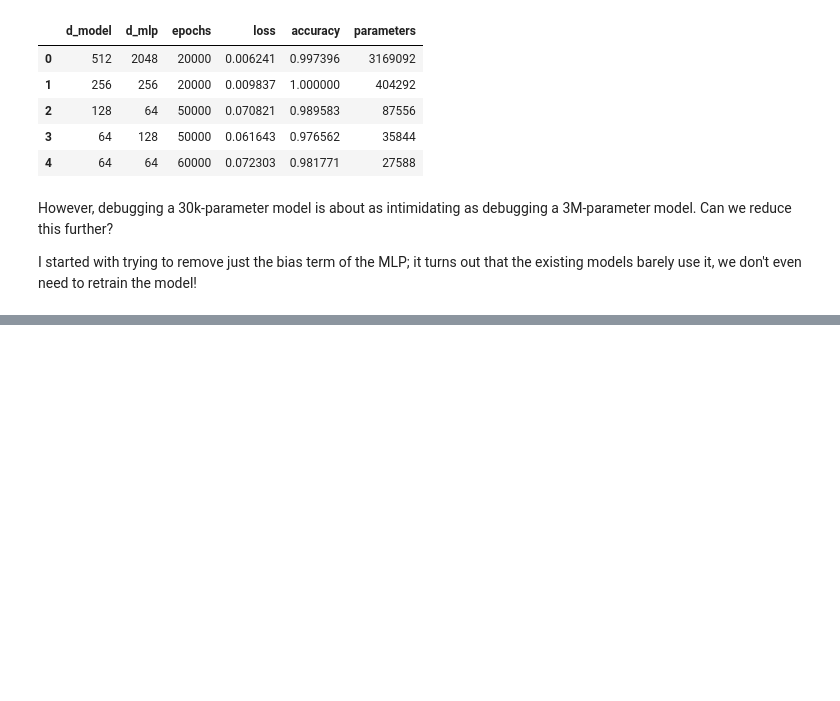
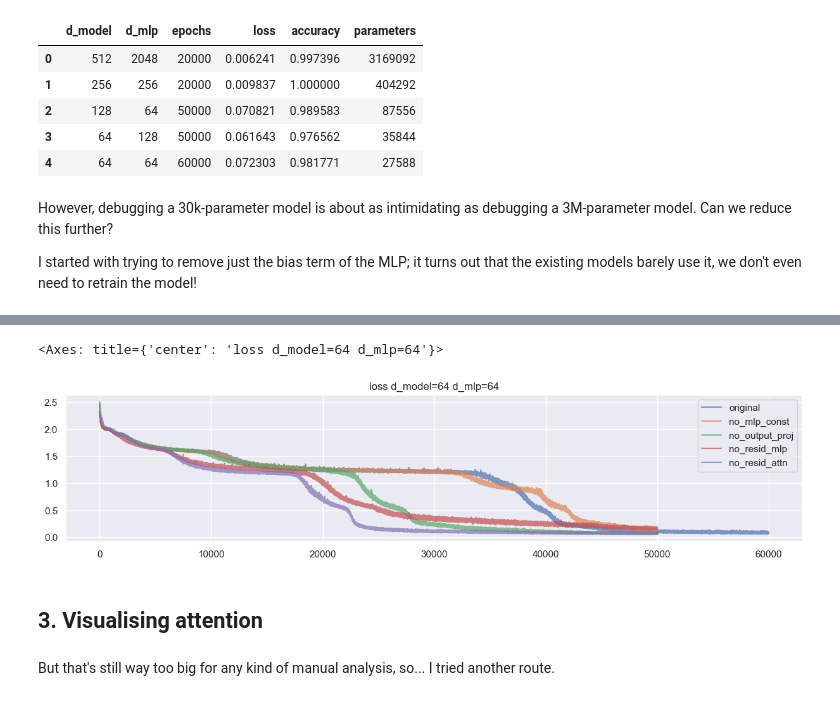
Before and after one commit to tomprimozic/mech_int, a Jupyter notebook: mechanistic_interpretability.ipynb, the cells around one changed output, grey strips where cells are left out. Saved outputs shown, nothing was run; the diff lists cells and outputs as text; code cells hidden in the pictures; blank space fills up the shorter version.

Commit message:
add plot for training different small models

```diff
--- a/mechanistic_interpretability.ipynb
+++ b/mechanistic_interpretability.ipynb
@@ -106,0 +118,15 @@ creating new model d_model=64 d_mlp=64 d_head=16 num_layers=1 num_heads=4
+# %%
+pd.concat({
+  'original': pd.Series(load(d_model=64, d_mlp=64)['train_loss']),
+  'no_mlp_const': pd.Series(load(d_model=64, d_mlp=64, mlp_bias=False)['train_loss']),
+  'no_output_proj': pd.Series(load(d_model=64, d_mlp=64, mlp_bias=False, output_proj=False)['train_loss']),
+  'no_resid_mlp': pd.Series(load(d_model=64, d_mlp=64, mlp_bias=False, output_proj=False, resid_mlp=False)['train_loss']),
+  'no_resid_attn': pd.Series(load(d_model=64, d_mlp=64, mlp_bias=False, output_proj=False, resid_mlp=False, resid_attn=False)['train_loss']),
+}, axis='columns').plot(alpha=0.7, title='loss d_model=64 d_mlp=64')
+# %% [output]
+<Axes: title={'center': 'loss d_model=64 d_mlp=64'}>
+[figure, added]
+# %% [markdown]
+## 3. Visualising attention
+# %% [markdown]
+But that's still way too big for any kind of manual analysis, so... I tried another route.
```
Also changed, not shown: parts of 3 cells of this notebook, 1 other file.
